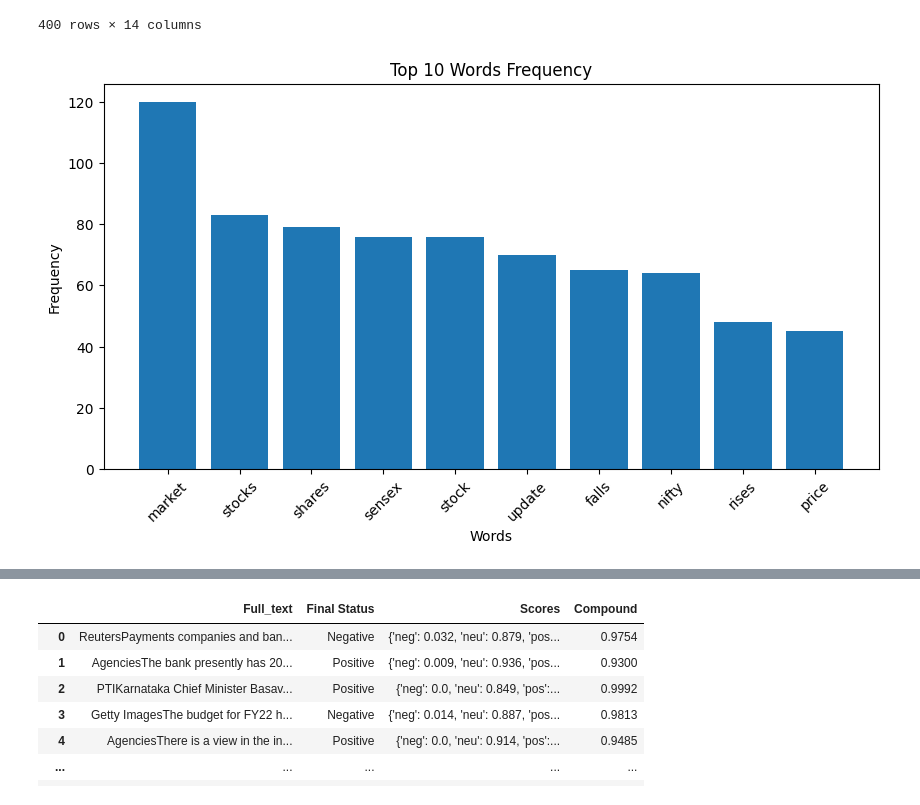
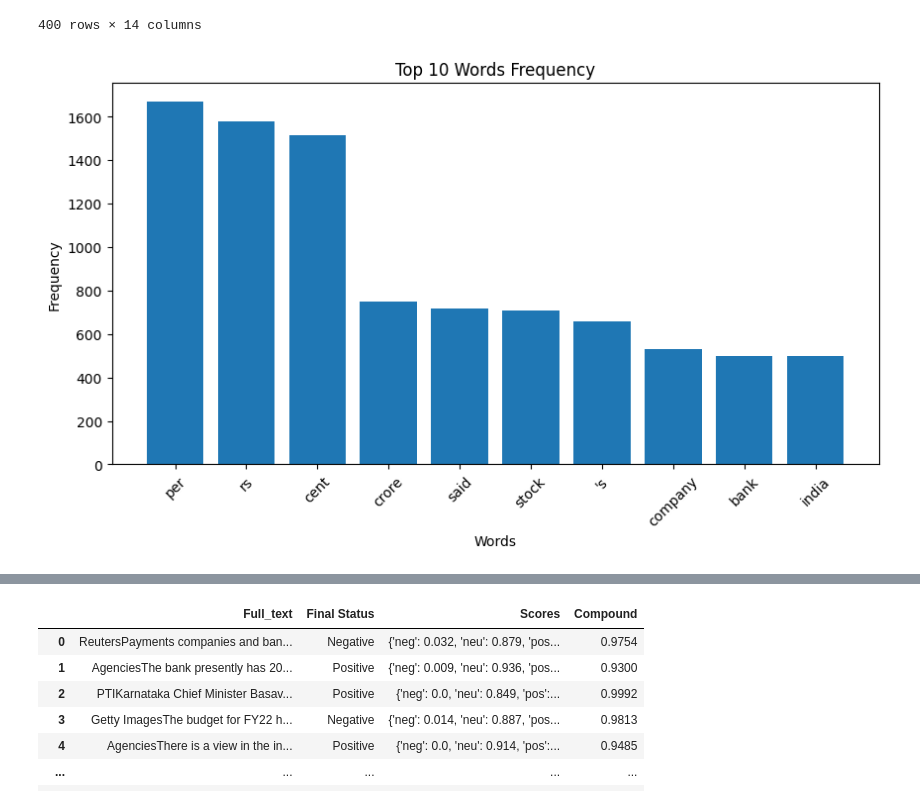
Before and after one commit to rnribeiro/NLP_FEUP, a Jupyter notebook: main.ipynb, the cells around one changed output, grey strips where cells are left out. Saved outputs shown, nothing was run; the diff lists cells and outputs as text; code cells hidden in the pictures.

```diff
--- a/main.ipynb
+++ b/main.ipynb
@@ -217,26 +217,26 @@ news
 # %%
 from collections import Counter
 from itertools import chain
 
 # Flatten the list of lists
-all_words = list(chain.from_iterable(news['headline_word_tokens']))
+all_words = list(chain.from_iterable(news['text_word_tokens']))
 
 # Count the frequency of each word
 word_freq = Counter(all_words)
 
 # Get the top N words and their frequencies
 top_words = word_freq.most_common(10)
 
 # Extract words and frequencies
 top_words, freq = zip(*top_words)
 
 # Plot the bar chart
 plt.figure(figsize=(10, 5))
 plt.bar(top_words, freq)
 plt.xlabel('Words')
 plt.ylabel('Frequency')
 plt.title('Top 10 Words Frequency')
 plt.xticks(rotation=45)
 plt.show()
 # %% [output]
-[figure, old version]
+[figure, new version]
```
Also changed, not shown: parts of 2 cells of this notebook.
